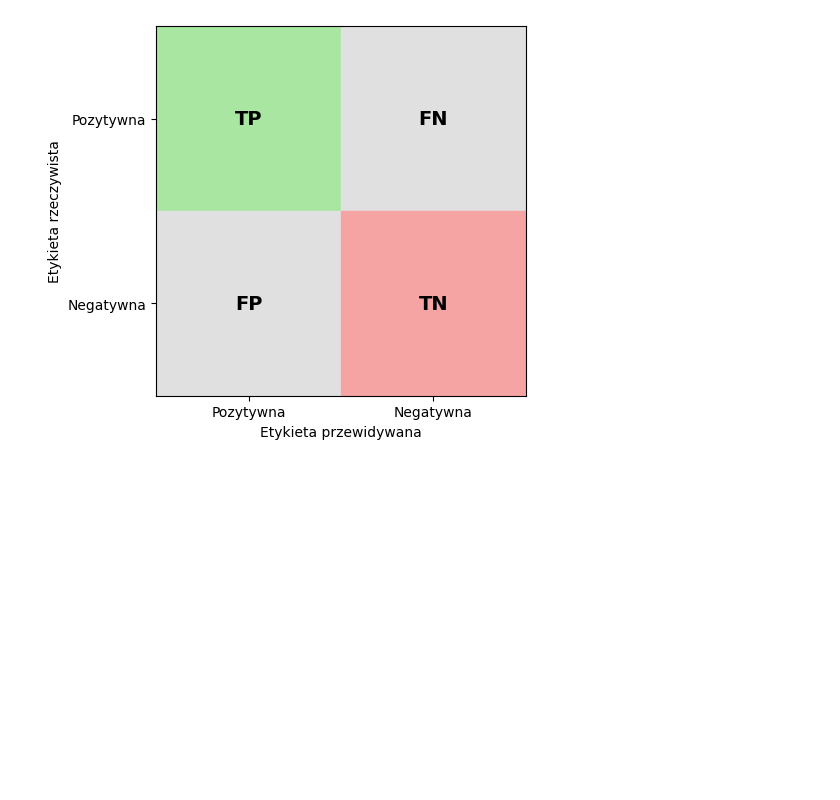
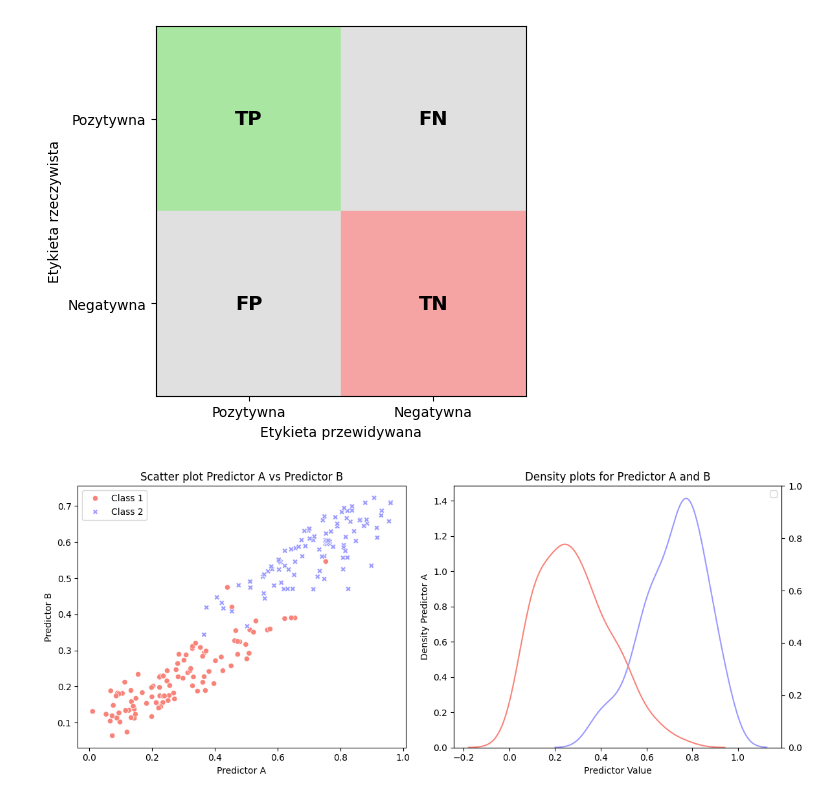
Before and after one commit to KulsonKula/Application-of-artificial-intelligence-methods-for-arrhythmia-detection-based-on-PPG-signal, a Jupyter notebook: thesis/temp.ipynb, the cells around one changed output. Drawn from its saved outputs; the diff is of its cells as text; code cells hidden in the pictures; blank space fills up the shorter version.

```diff
--- a/thesis/temp.ipynb
+++ b/thesis/temp.ipynb
@@ -43,3 +43,67 @@ plt.grid(False)
 plt.show()
 # %% [output]
 [figure]
+# %%
+import numpy as np
+import matplotlib.pyplot as plt
+import seaborn as sns
+import pandas as pd
+
+# Przykładowe dane
+np.random.seed(0)
+n = 100
+
+# Klasa 1
+pred_a_class1 = np.random.beta(2, 5, n)
+pred_b_class1 = pred_a_class1 * 0.5 + np.random.beta(2, 5, n) * 0.3
+
+# Klasa 2
+pred_a_class2 = np.random.beta(5, 2, n)
+pred_b_class2 = pred_a_class2 * 0.5 + np.random.beta(5, 2, n) * 0.3
+
+# Tworzymy DataFrame
+df = pd.DataFrame({
+    'Predictor A': np.concatenate([pred_a_class1, pred_a_class2]),
+    'Predictor B': np.concatenate([pred_b_class1, pred_b_class2]),
+    'Class': ['Class 1'] * n + ['Class 2'] * n
+})
+
+# Ustawienia kolorów dla klas
+palette = {'Class 1': '#F88379', 'Class 2': '#9999FF'}
+
+fig, axs = plt.subplots(1, 2, figsize=(12, 5))
+
+# Wykres rozrzutu Predictor A vs Predictor B
+sns.scatterplot(data=df, x='Predictor A', y='Predictor B', hue='Class', style='Class', palette=palette, ax=axs[0])
+
+axs[0].set_title('Scatter plot Predictor A vs Predictor B')
+axs[0].legend(loc='upper left')
+
+# Wykres gęstości dla Predictor A i Predictor B - oddzielne osie na prawym wykresie
+# Używamy dwóch osi y na tym samym wykresie
+ax1 = axs[1]
+ax2 = ax1.twinx()
+
+# Gęstość Predictor A dla obu klas
+sns.kdeplot(data=df, x='Predictor A', hue='Class', palette=palette, ax=ax1)
+ax1.set_ylabel('Density Predictor A')
+
+# # Gęstość Predictor B dla obu klas
+# sns.kdeplot(data=df, x='Predictor B', hue='Class', palette=palette, ax=ax2, linestyle='--')
+# ax2.set_ylabel('Density Predictor B')
+
+ax1.set_title('Density plots for Predictor A and B')
+ax1.set_xlabel('Predictor Value')
+
+# Legenda: scalamy legendy obu wykresów gęstości
+lines1, labels1 = ax1.get_legend_handles_labels()
+lines2, labels2 = ax2.get_legend_handles_labels()
+
+# Usuwamy duplikaty w legendzie
+by_label = dict(zip(labels1 + labels2, lines1 + lines2))
+ax1.legend(by_label.values(), by_label.keys())
+
+plt.tight_layout()
+plt.show()
+# %% [output]
+[figure, added]
```
Also changed, not shown: parts of 3 cells of this notebook, 23 other files.
